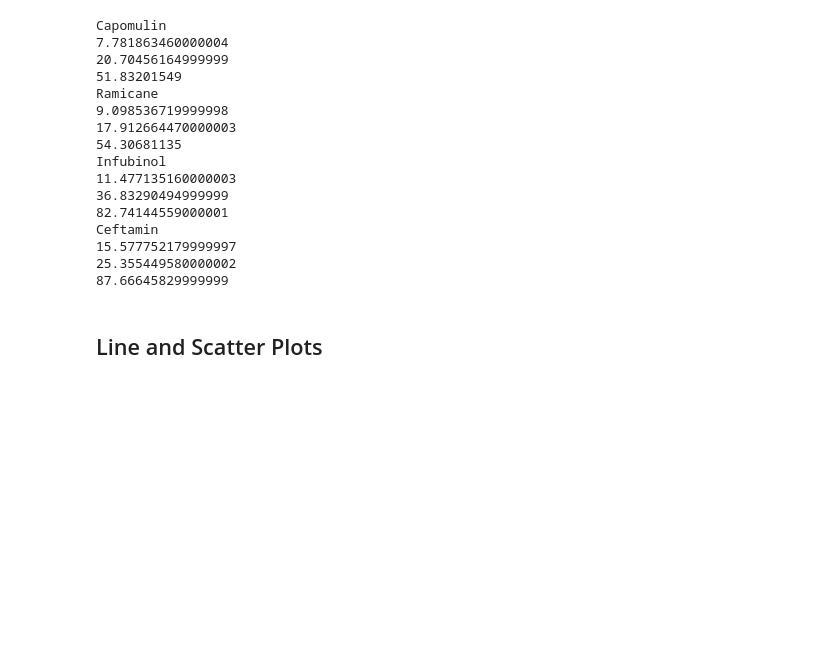
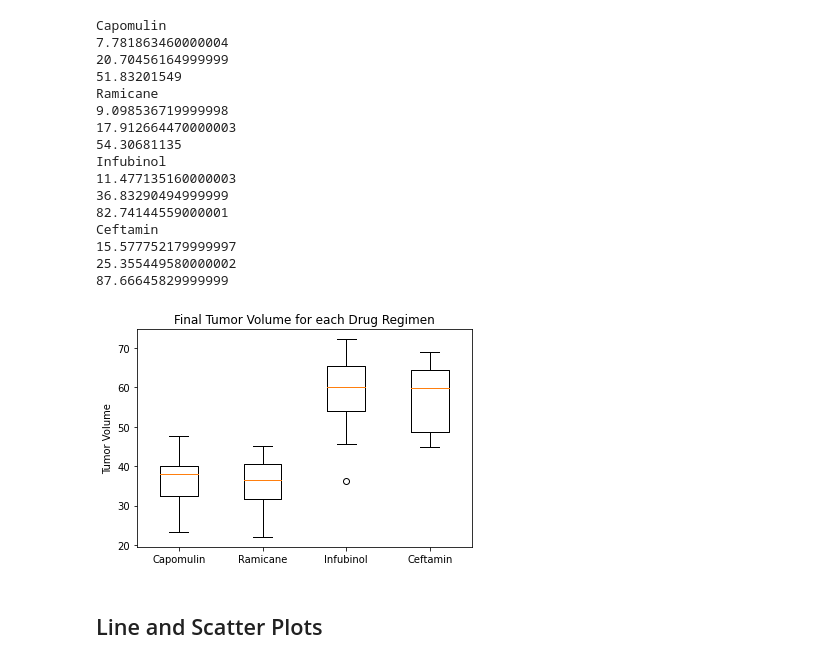
Before and after one commit to shermeenajani/Matplotlib-challenge, a Jupyter notebook: Pymaceuticals/pymaceuticals_starter.ipynb, the cells around one changed output. Cells and saved outputs as stored; diff of their text form; code cells hidden in the pictures; blank space fills up the shorter version.

```diff
--- a/Pymaceuticals/pymaceuticals_starter.ipynb
+++ b/Pymaceuticals/pymaceuticals_starter.ipynb
@@ -321,6 +316,14 @@ Ceftamin
 87.66645829999999
 # %%
 # Generate a box plot of the final tumor volume of each mouse across four regimens of interest
+fig1, ax1 = plt.subplots()
+ax1.set_title('Final Tumor Volume for each Drug Regimen')
+ax1.set_ylabel('Tumor Volume')
+ax1.boxplot(TumorVol)
+plt.xticks((1,2,3,4),["Capomulin", "Ramicane", "Infubinol", "Ceftamin"])
+plt.show()
+# %% [output]
+[figure, added]
 # %% [markdown]
 ## Line and Scatter Plots
 # %%
```
Also changed, not shown: parts of 4 cells of this notebook.
